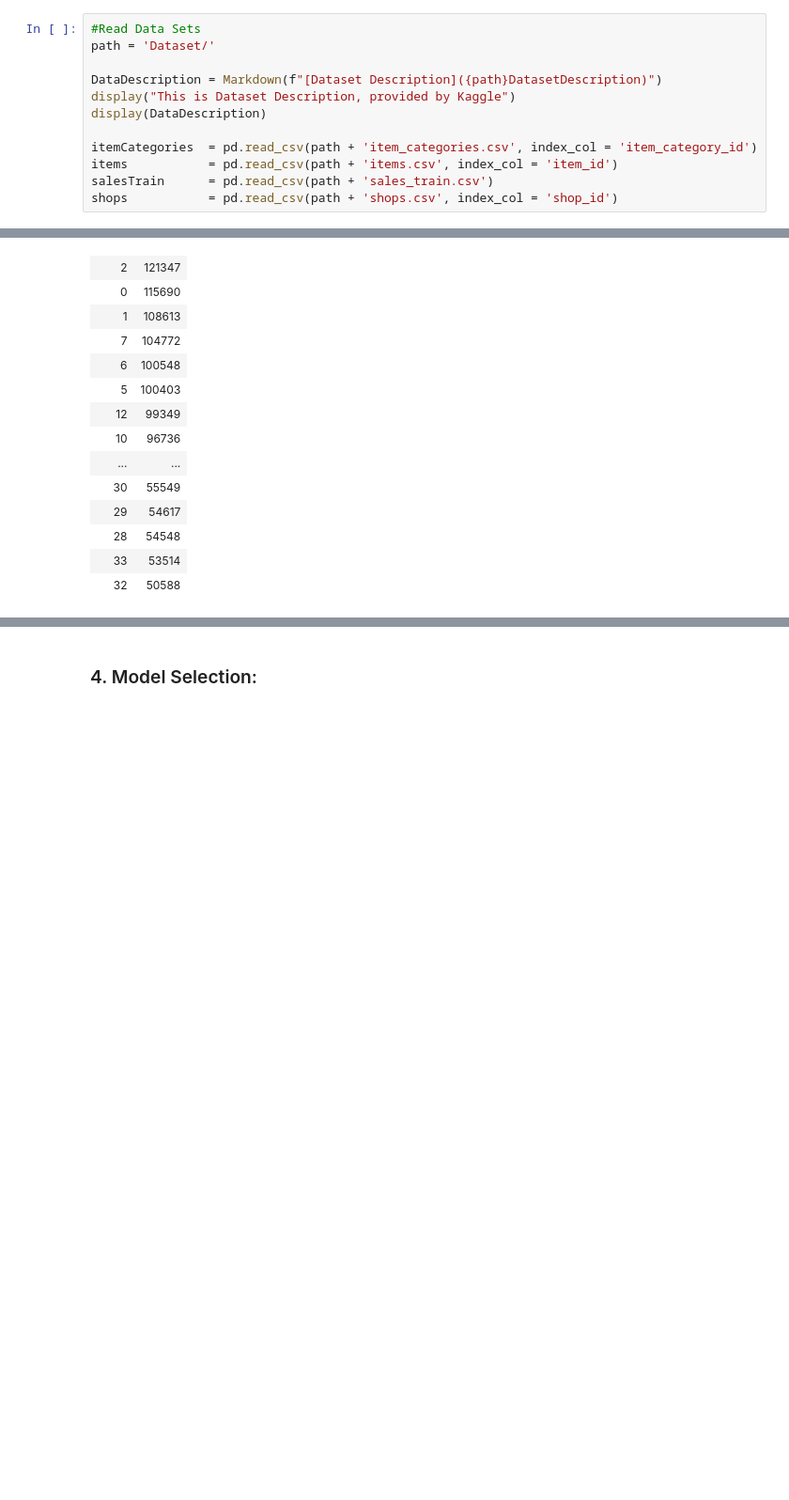
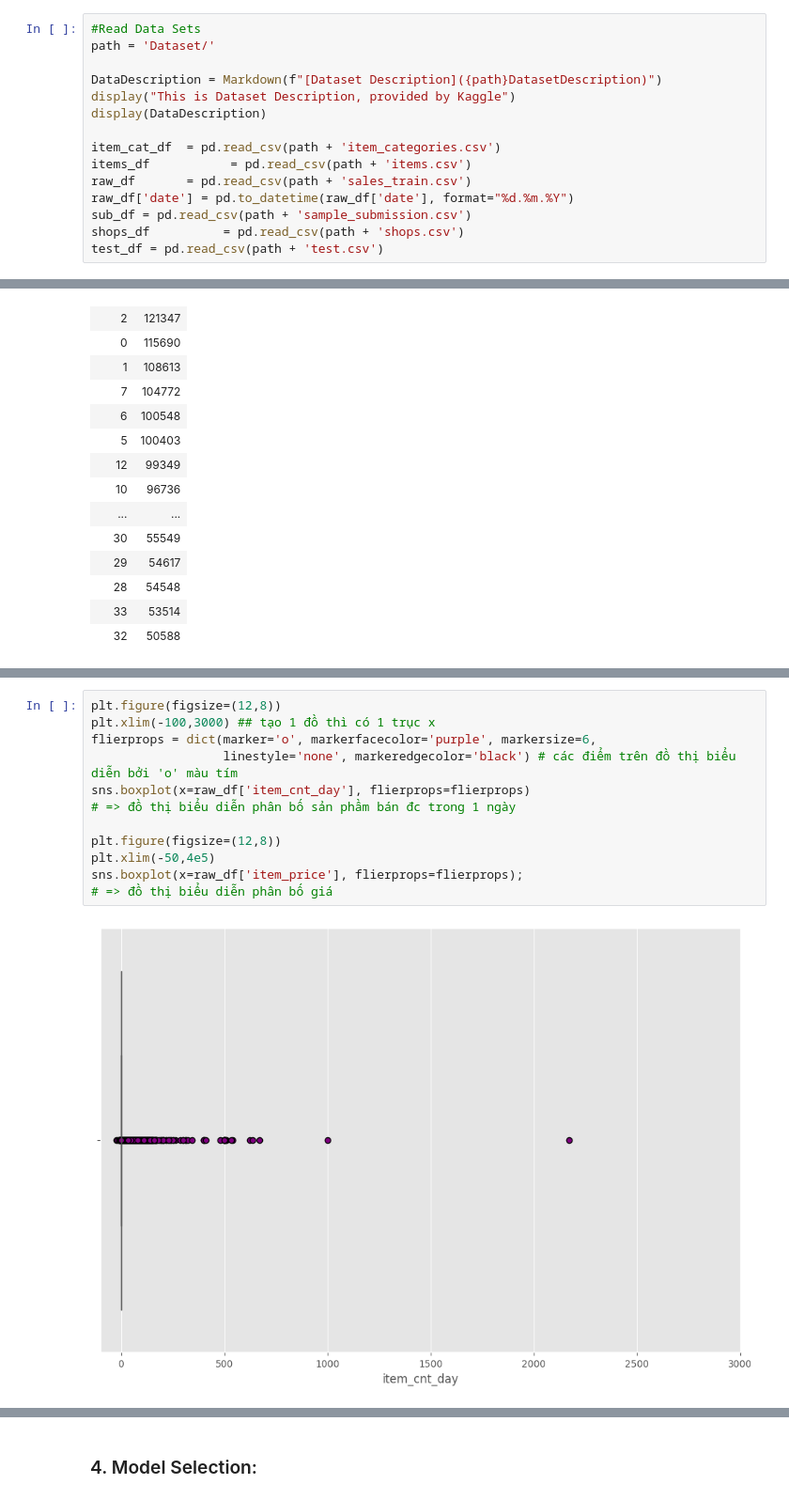
Before and after one commit to EnderMagician/FutureSalePrediction, a Jupyter notebook: FutureSalePrediction.ipynb, the cells around one changed output, grey strips where cells are left out. Shown at 94% size. Drawn from its saved outputs; the diff is of its cells as text; blank space fills up the shorter version.

```diff
--- a/FutureSalePrediction.ipynb
+++ b/FutureSalePrediction.ipynb
@@ -22,10 +24,13 @@ DataDescription = Markdown(f"[Dataset Description]({path}DatasetDescription)")
 display("This is Dataset Description, provided by Kaggle")
 display(DataDescription)
 
-itemCategories  = pd.read_csv(path + 'item_categories.csv', index_col = 'item_category_id')
-items           = pd.read_csv(path + 'items.csv', index_col = 'item_id')
-salesTrain      = pd.read_csv(path + 'sales_train.csv')
-shops           = pd.read_csv(path + 'shops.csv', index_col = 'shop_id')
+item_cat_df  = pd.read_csv(path + 'item_categories.csv')
+items_df           = pd.read_csv(path + 'items.csv')
+raw_df       = pd.read_csv(path + 'sales_train.csv')
+raw_df['date'] = pd.to_datetime(raw_df['date'], format="%d.%m.%Y")
+sub_df = pd.read_csv(path + 'sample_submission.csv')
+shops_df          = pd.read_csv(path + 'shops.csv')
+test_df = pd.read_csv(path + 'test.csv')
 # %% [output]
 'This is Dataset Description, provided by Kaggle'
 [Dataset Description](Dataset/DatasetDescription)
@@ -99,0 +125,14 @@ display(date_block_num_valueCount.style.hide(axis = 'index'))
+# %%
+plt.figure(figsize=(12,8))
+plt.xlim(-100,3000) ## tạo 1 đồ thì có 1 trục x
+flierprops = dict(marker='o', markerfacecolor='purple', markersize=6,
+                  linestyle='none', markeredgecolor='black') # các điểm trên đồ thị biểu diễn bởi 'o' màu tím
+sns.boxplot(x=raw_df['item_cnt_day'], flierprops=flierprops)
+# => đồ thị biểu diễn phân bố sản phầm bán đc trong 1 ngày
+
+plt.figure(figsize=(12,8))
+plt.xlim(-50,4e5)
+sns.boxplot(x=raw_df['item_price'], flierprops=flierprops);
+# => đồ thị biểu diễn phân bố giá
+# %% [output]
+[figure, added]
```
Also changed, not shown: parts of 28 cells of this notebook.
